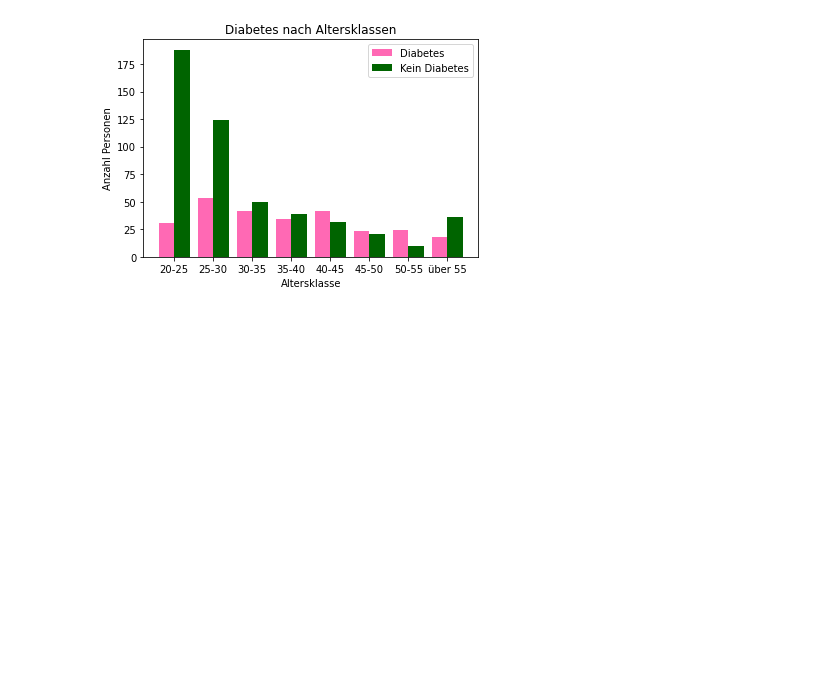
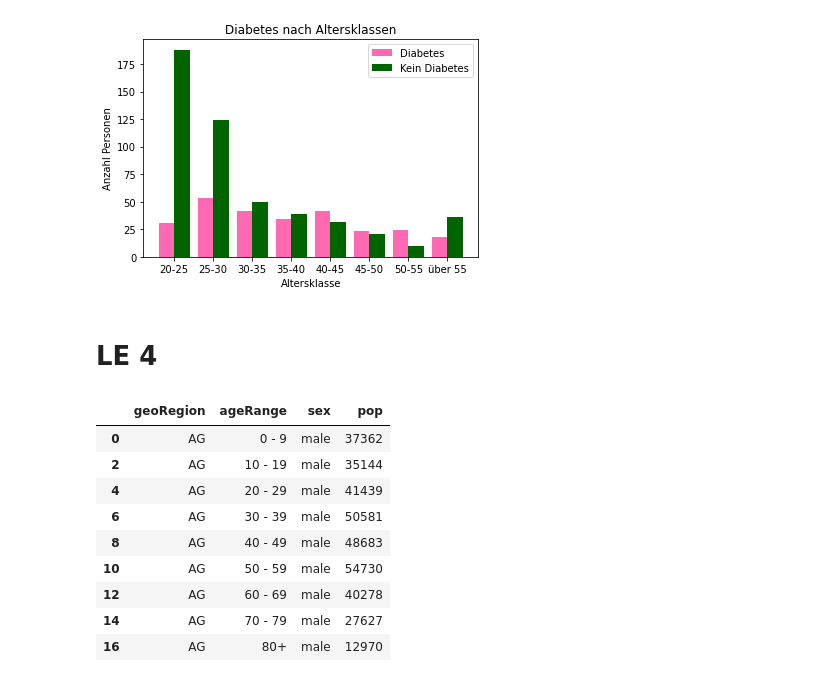
Before and after one commit to Juuuliia/Grundkompetenz-Datenvisualisierung, a Jupyter notebook: GdvAbgabe/GdvAbgabe.ipynb, the cells around one changed output. Cells and saved outputs as stored; diff of their text form; code cells hidden in the pictures; blank space fills up the shorter version.

```diff
--- a/GdvAbgabe/GdvAbgabe.ipynb
+++ b/GdvAbgabe/GdvAbgabe.ipynb
@@ -688,3 +689,18 @@ plt.legend()
 plt.show()
 # %% [output]
 [figure]
+# %% [markdown]
+# LE 4
+# %%
+df_ag[df_ag["sex"] == "male"]
+# %% [output]
+|  | geoRegion | ageRange | sex | pop |
+| 0 | AG | 0 - 9 | male | 37362 |
+| 2 | AG | 10 - 19 | male | 35144 |
+| 4 | AG | 20 - 29 | male | 41439 |
+| 6 | AG | 30 - 39 | male | 50581 |
+| 8 | AG | 40 - 49 | male | 48683 |
+| 10 | AG | 50 - 59 | male | 54730 |
+| 12 | AG | 60 - 69 | male | 40278 |
+| 14 | AG | 70 - 79 | male | 27627 |
+| 16 | AG | 80+ | male | 12970 |
```
Also changed, not shown: parts of 7 cells of this notebook, 1 other file.
